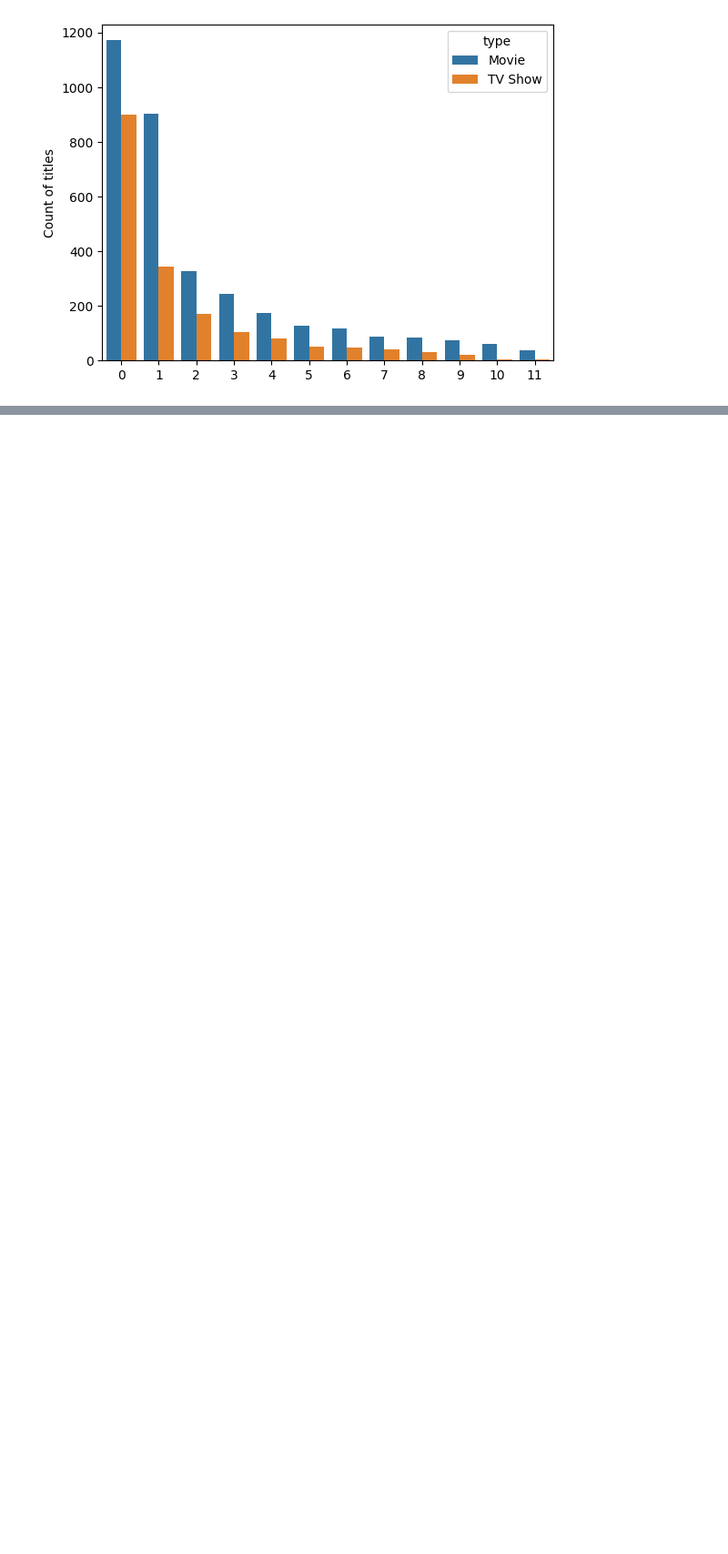
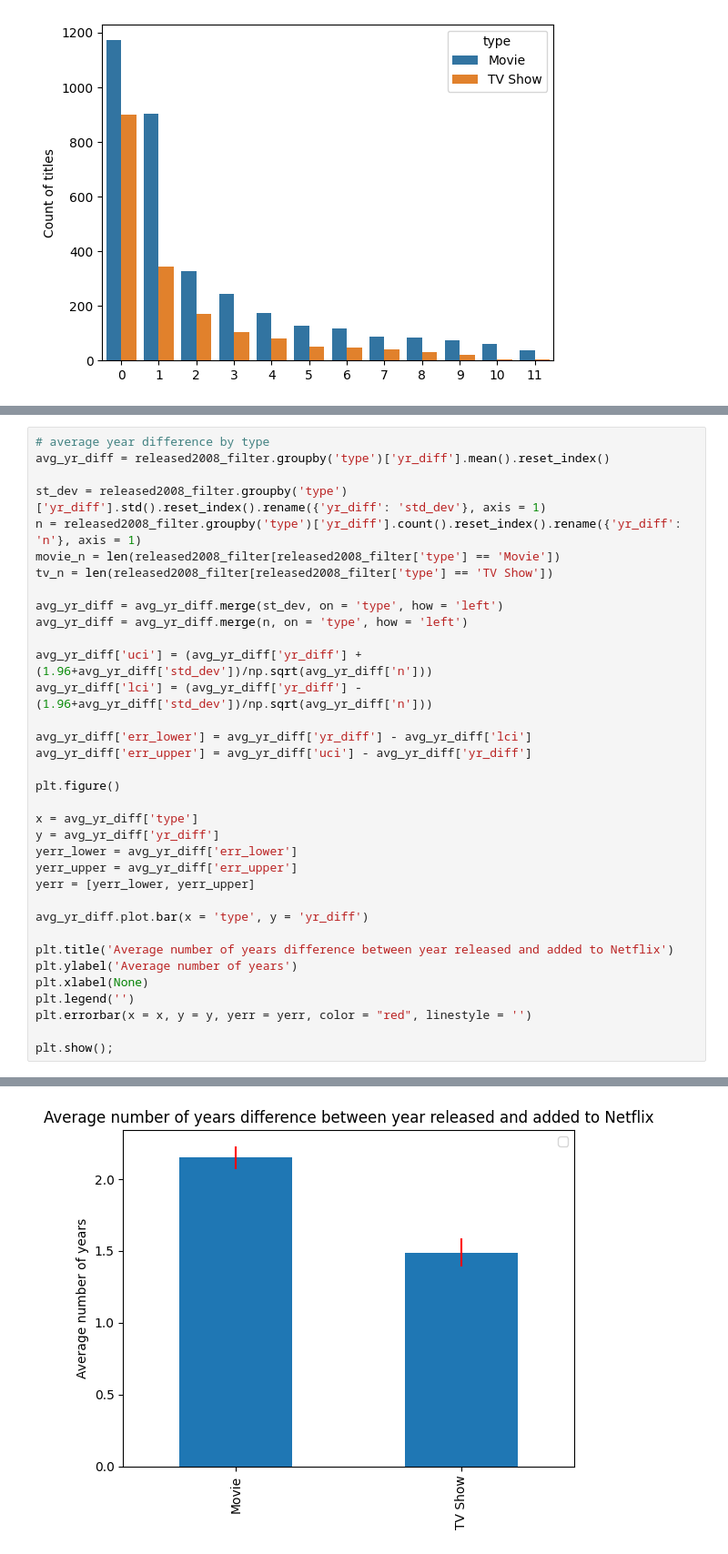
Before and after one commit to jenny-davies/l4-hackathon, a Jupyter notebook: date_differences.ipynb, the cells around one changed output, grey strips where cells are left out. Shown: that part at 91% size. Cells and saved outputs as stored; diff of their text form; blank space fills up the shorter version.

```diff
--- a/date_differences.ipynb
+++ b/date_differences.ipynb
@@ -125,0 +135,36 @@ plt.show();
+# %%
+# average year difference by type
+avg_yr_diff = released2008_filter.groupby('type')['yr_diff'].mean().reset_index()
+
+st_dev = released2008_filter.groupby('type')['yr_diff'].std().reset_index().rename({'yr_diff': 'std_dev'}, axis = 1)
+n = released2008_filter.groupby('type')['yr_diff'].count().reset_index().rename({'yr_diff': 'n'}, axis = 1)
+movie_n = len(released2008_filter[released2008_filter['type'] == 'Movie'])
+tv_n = len(released2008_filter[released2008_filter['type'] == 'TV Show'])
+
+avg_yr_diff = avg_yr_diff.merge(st_dev, on = 'type', how = 'left')
+avg_yr_diff = avg_yr_diff.merge(n, on = 'type', how = 'left')
+
+avg_yr_diff['uci'] = (avg_yr_diff['yr_diff'] + (1.96+avg_yr_diff['std_dev'])/np.sqrt(avg_yr_diff['n']))
+avg_yr_diff['lci'] = (avg_yr_diff['yr_diff'] - (1.96+avg_yr_diff['std_dev'])/np.sqrt(avg_yr_diff['n']))
+
+avg_yr_diff['err_lower'] = avg_yr_diff['yr_diff'] - avg_yr_diff['lci']
+avg_yr_diff['err_upper'] = avg_yr_diff['uci'] - avg_yr_diff['yr_diff']
+
+plt.figure()
+
+x = avg_yr_diff['type']
+y = avg_yr_diff['yr_diff']
+yerr_lower = avg_yr_diff['err_lower']
+yerr_upper = avg_yr_diff['err_upper']
+yerr = [yerr_lower, yerr_upper]
+
+avg_yr_diff.plot.bar(x = 'type', y = 'yr_diff')
+
+plt.title('Average number of years difference between year released and added to Netflix')
+plt.ylabel('Average number of years')
+plt.xlabel(None)
+plt.legend('')
+plt.errorbar(x = x, y = y, yerr = yerr, color = "red", linestyle = '')
+
+plt.show();
+# %% [output]
@@ -125,0 +172 @@ plt.show();
+[figure, added]
```
Also changed, not shown: parts of 3 cells of this notebook.
